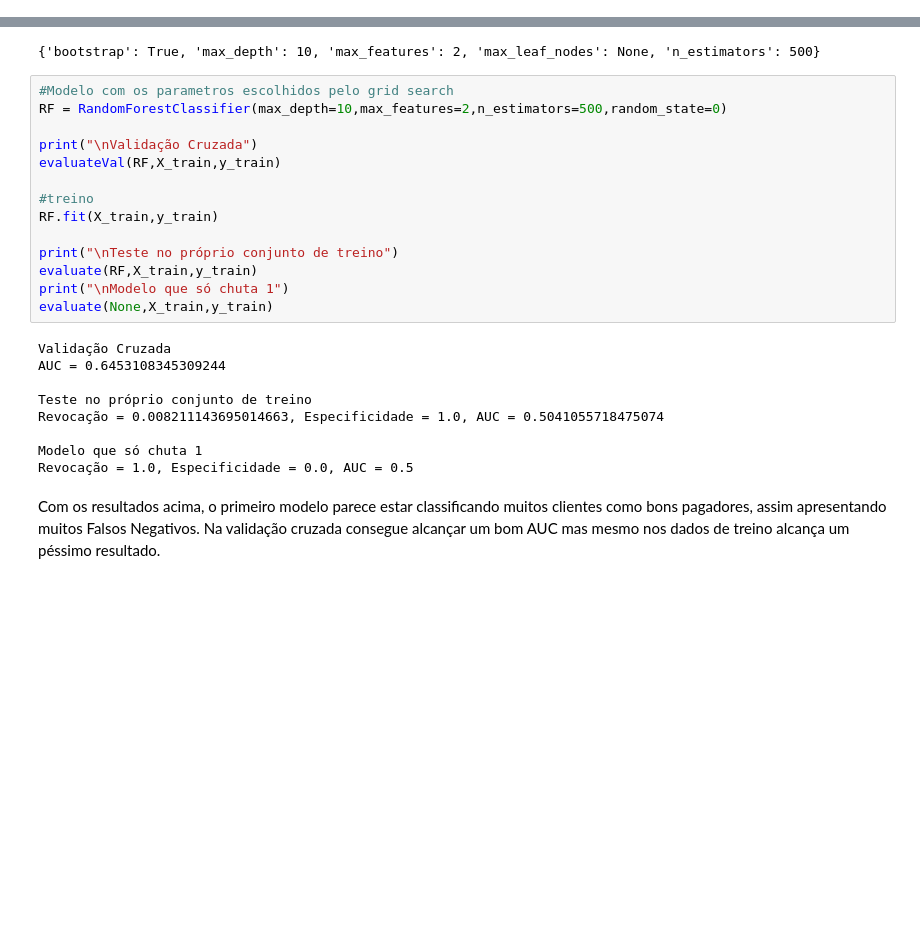
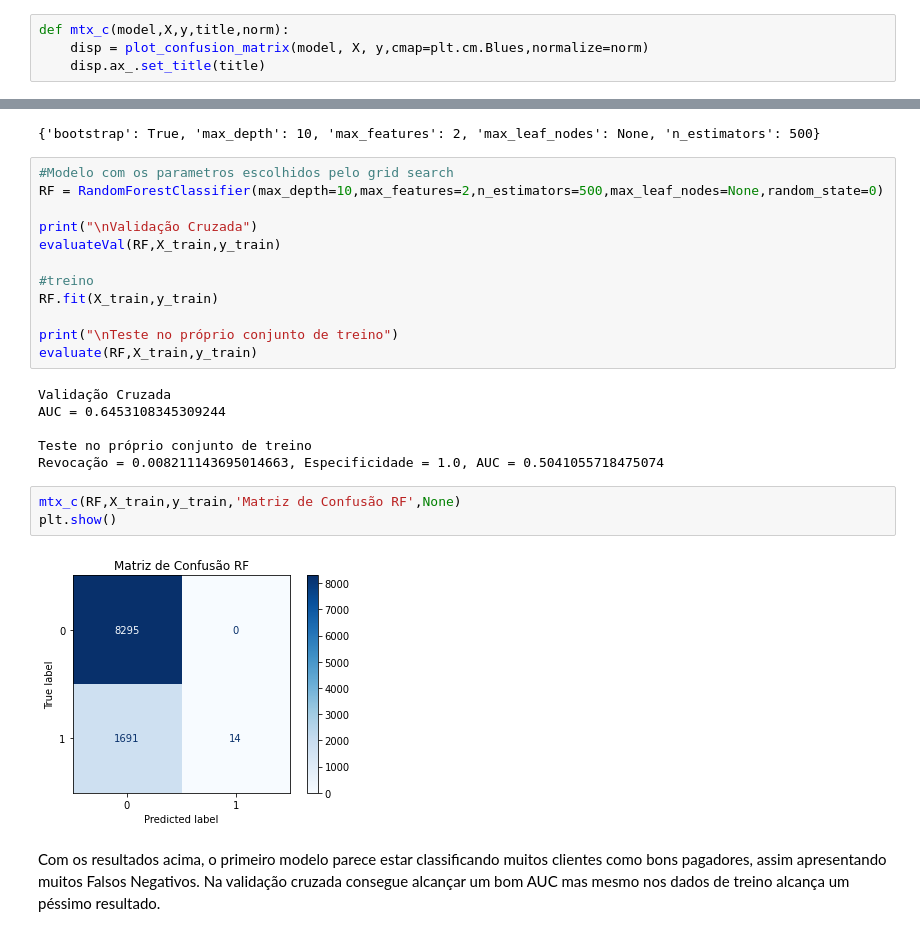
Before and after one commit to clementino1971/desafio-ume, a Jupyter notebook: Desafio_Tecnico_ume.ipynb, the cells around one changed output, grey strips where cells are left out. Saved outputs shown, nothing was run; the diff lists cells and outputs as text; blank space fills up the shorter version.

Commit message:
Reprodutibilidade melhor + Matriz de Confusão

```diff
--- a/Desafio_Tecnico_ume.ipynb
+++ b/Desafio_Tecnico_ume.ipynb
@@ -234,3 +246,7 @@ def gridSearch_XB(X,y,score):
+# %%
+def mtx_c(model,X,y,title,norm):
+    disp = plot_confusion_matrix(model, X, y,cmap=plt.cm.Blues,normalize=norm)
+    disp.ax_.set_title(title)
 # %% [markdown]
 # Primeiro Teste
 # %% [markdown]
@@ -244,7 +260,7 @@ gridSearch_RF(X_train,y_train,'roc_auc')
 {'bootstrap': True, 'max_depth': 10, 'max_features': 2, 'max_leaf_nodes': None, 'n_estimators': 500}
 # %%
 #Modelo com os parametros escolhidos pelo grid search
-RF = RandomForestClassifier(max_depth=10,max_features=2,n_estimators=500,random_state=0)
+RF = RandomForestClassifier(max_depth=10,max_features=2,n_estimators=500,max_leaf_nodes=None,random_state=0)
 
 print("\nValidação Cruzada")
 evaluateVal(RF,X_train,y_train)
@@ -254,17 +270,17 @@ RF.fit(X_train,y_train)
 
 print("\nTeste no próprio conjunto de treino")
 evaluate(RF,X_train,y_train)
-print("\nModelo que só chuta 1")
-evaluate(None,X_train,y_train)
 # %% [output]
 Validação Cruzada
 AUC = 0.6453108345309244
 
 Teste no próprio conjunto de treino
 Revocação = 0.008211143695014663, Especificidade = 1.0, AUC = 0.5041055718475074
-
-Modelo que só chuta 1
-Revocação = 1.0, Especificidade = 0.0, AUC = 0.5
+# %%
+mtx_c(RF,X_train,y_train,'Matriz de Confusão RF',None)
+plt.show()
+# %% [output]
+[figure, added]
 # %% [markdown]
 Com os resultados acima, o primeiro modelo parece estar classificando muitos clientes como bons pagadores, assim apresentando muitos Falsos Negativos. Na validação cruzada consegue alcançar um bom AUC mas mesmo nos dados de treino alcança um péssimo resultado.
 # %% [markdown]
```
Also changed, not shown: parts of 42 cells of this notebook.
